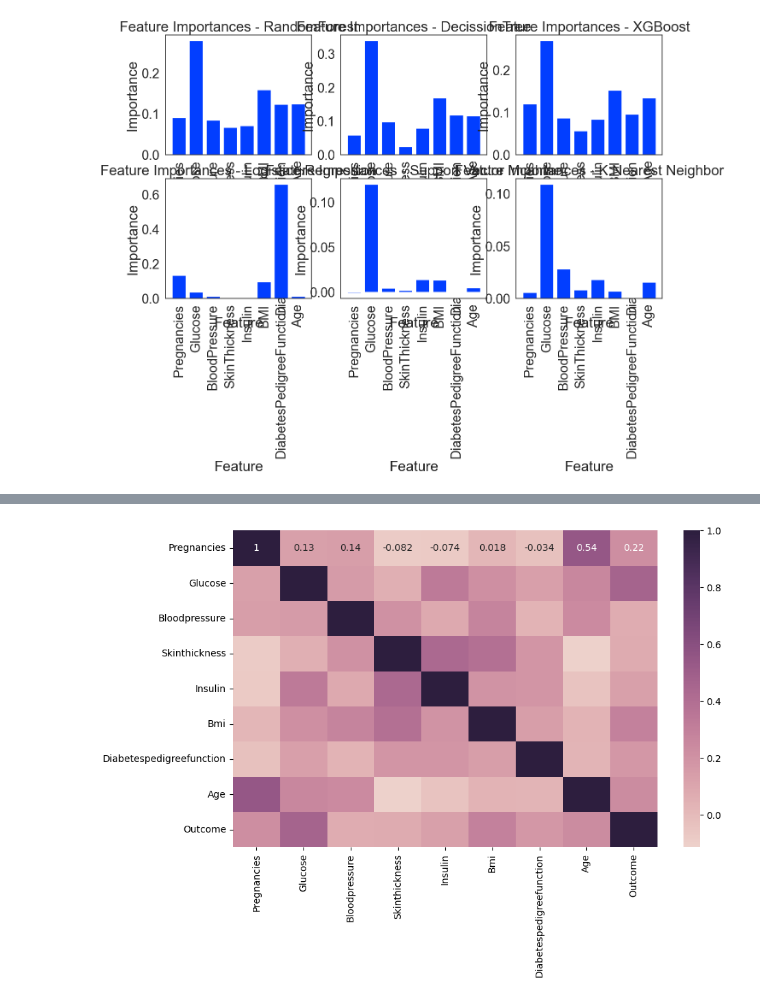
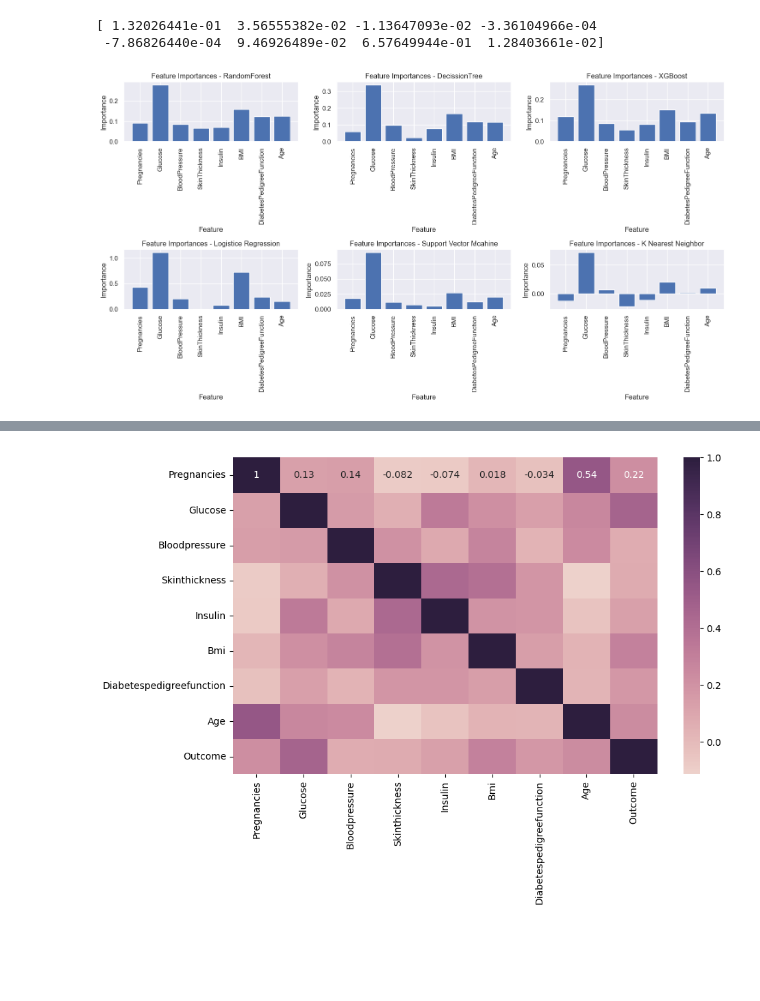
Before and after one commit to Versus-91/blackboxofmachinelearning, a Jupyter notebook: diabetes.ipynb, the cells around one changed output, grey strips where cells are left out. Saved outputs shown, nothing was run; the diff lists cells and outputs as text; code cells hidden in the pictures; blank space fills up the shorter version.

```diff
--- a/diabetes.ipynb
+++ b/diabetes.ipynb
@@ -80,13 +80,14 @@ def find_best_k(X, y, max_k=20, cv=5):
     return best_k, best_accuracy, best_model
 X =  df[df_name[0:8]]
 Y = df[df_name[8]]
-display(X)
 X_train, X_test, y_train, y_test =train_test_split(X,Y,
                                                    shuffle=True,
                                                    test_size=0.25,
                                                    random_state=42,
                                                    stratify=df['Outcome'])
-
+scaler = StandardScaler()
+X_train = scaler.fit_transform(X_train)
+X_test = scaler.transform(X_test)
 
 dt_model = DecisionTreeClassifier(random_state=42)
 dt_model.fit(X_train,y_train)
@@ -97,6 +98,7 @@ print("The test accuracy score of Decision Tree is ",
 lr_model = LogisticRegression(random_state=42)
 lr_model.fit(X_train,y_train)
 preds_lr = lr_model.predict(X_test)
+print(lr_model.coef_[0])
 print("The test accuracy score of logistic regression is ",
       accuracy_score(y_test, preds_lr), f1_score(y_test, preds_lr, average='macro'))
 
@@ -226,26 +216,34 @@ sns.pairplot(df,kind = 'reg',corner = True,palette ='YlGnBu' )
 <seaborn.axisgrid.PairGrid at 0x...>
 <Figure size 1000x800 with 0 Axes>
 [figure]
+# %%
+lr_model = LogisticRegression(random_state=42)
+lr_model.fit(X_train,y_train)
+preds_lr = lr_model.predict(X_test)
+print(lr_model.coef_[0])
+# %% [output]
+[ 1.32026441e-01  3.56555382e-02 -1.13647093e-02 -3.36104966e-04
+ -7.86826440e-04  9.46926489e-02  6.57649944e-01  1.28403661e-02]
 # %%
 
 
-
+sns.set(font_scale=1)
 
 # Creating subplots
 fig, axes = plt.subplots(nrows=2, ncols=3, figsize=(15, 8), constrained_layout=True)
 
 # Plotting feature importances for each model
 for i, model in enumerate(feature_importances.columns[1:]):
     ax = axes.flatten()[i]
     ax.bar(feature_importances['Feature'], feature_importances[model])
     ax.set_title(f'Feature Importances - {model}')
     ax.set_xlabel('Feature')
     ax.set_ylabel('Importance')
     ax.tick_params(axis='x', rotation=90)  # Rotate x-axis labels by 90 degrees
 plt.tight_layout()
 plt.show()
 # %% [output]
-[figure, old version]
+[figure, new version]
 # %%
 from sklearn.inspection import PartialDependenceDisplay
 import matplotlib.pyplot as plt
```
Also changed, not shown: parts of 6 cells of this notebook, 12 other files.
